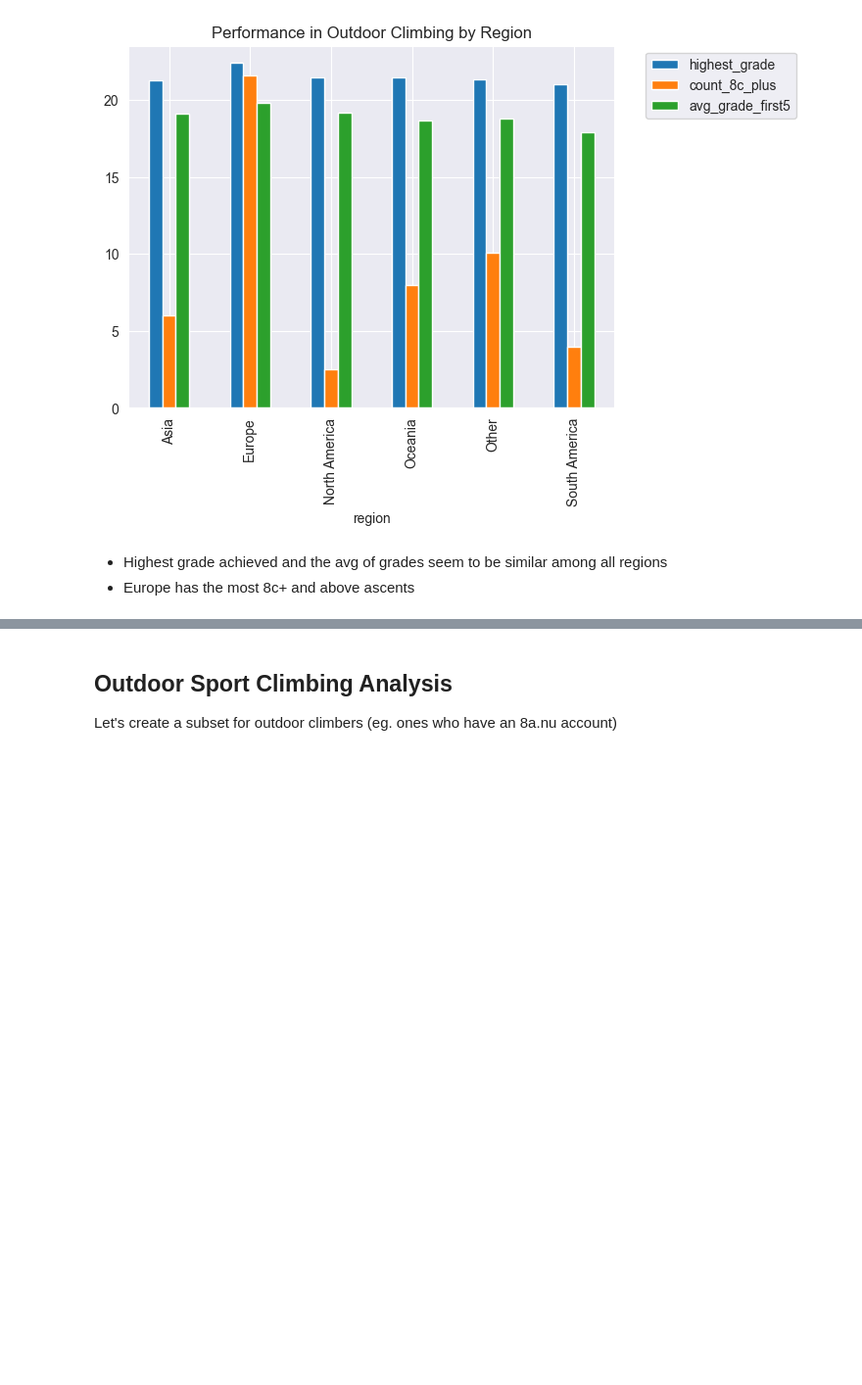
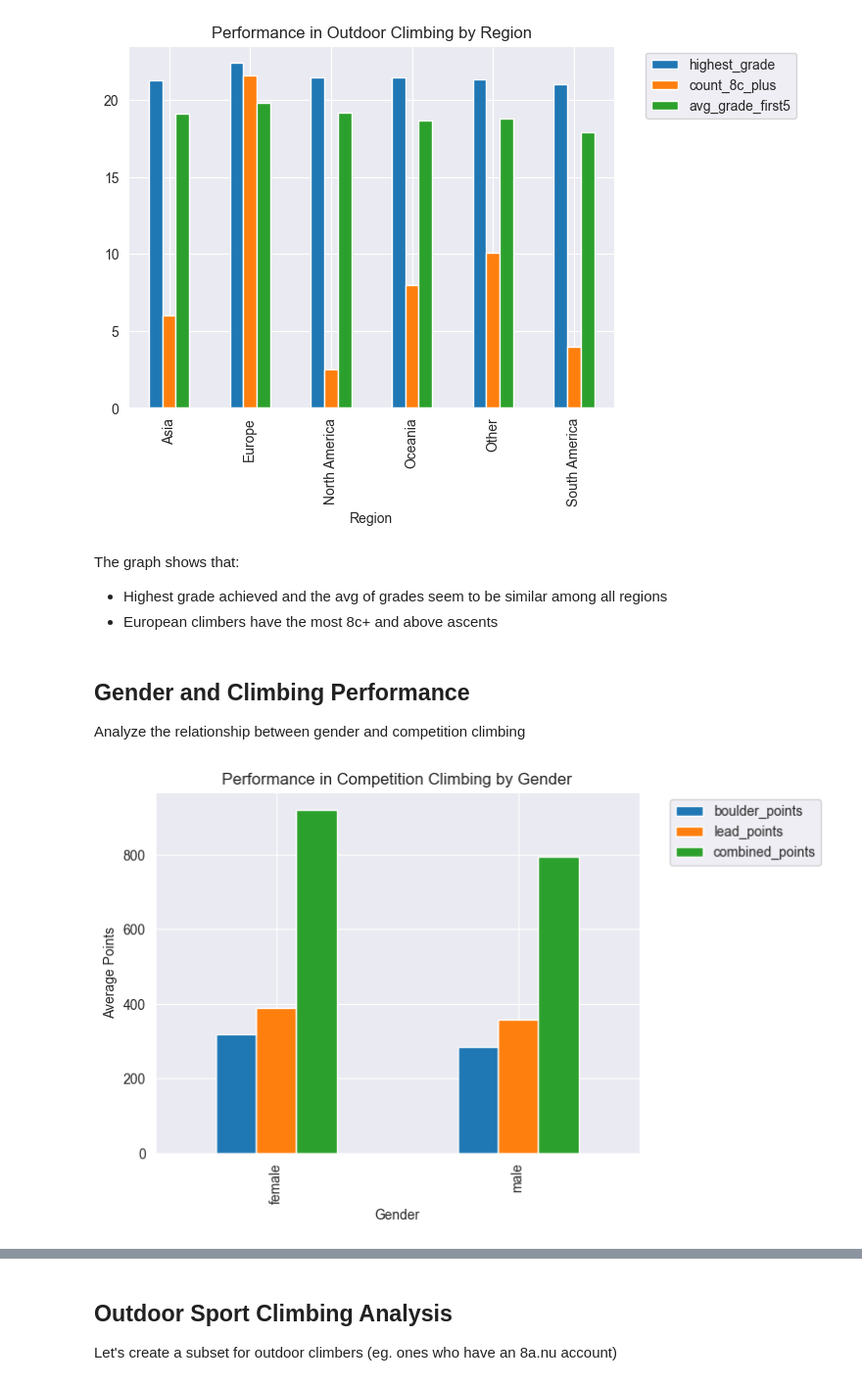
Before and after one commit to ssinix/crag-to-competition, a Jupyter notebook: 02_data_analysis/2.1_EDA.ipynb, the cells around one changed output, grey strips where cells are left out. Shown: that part at 98% size. Saved outputs shown, nothing was run; the diff lists cells and outputs as text; code cells hidden in the pictures; blank space fills up the shorter version.

```diff
--- a/02_data_analysis/2.1_EDA.ipynb
+++ b/02_data_analysis/2.1_EDA.ipynb
@@ -281,5 +287,19 @@ plt.show()
 # %% [output]
 [figure]
 # %% [markdown]
+The graph shows that:
 - Highest grade achieved and the avg of grades seem to be similar among all regions
-- Europe has the most 8c+ and above ascents
+- European climbers have the most 8c+ and above ascents
+# %% [markdown]
+## Gender and Climbing Performance
+Analyze the relationship between gender and competition climbing
+# %%
+df.groupby('gender')[['boulder_points', 'lead_points', 'combined_points']].mean().plot(kind='bar')
+# Move the legend outside the plot
+plt.legend(bbox_to_anchor=(1.05, 1), loc='upper left')
+plt.xlabel('Gender')
+plt.ylabel('Average Points')
+plt.title('Performance in Competition Climbing by Gender')
+plt.show()
+# %% [output]
+[figure, added]
```
Also changed, not shown: parts of 18 cells of this notebook.
